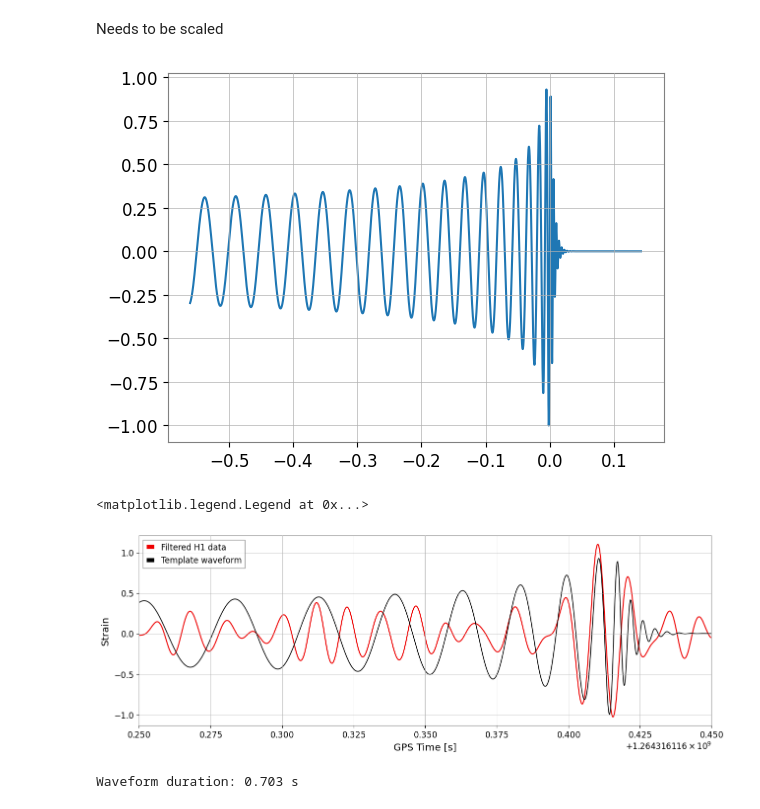
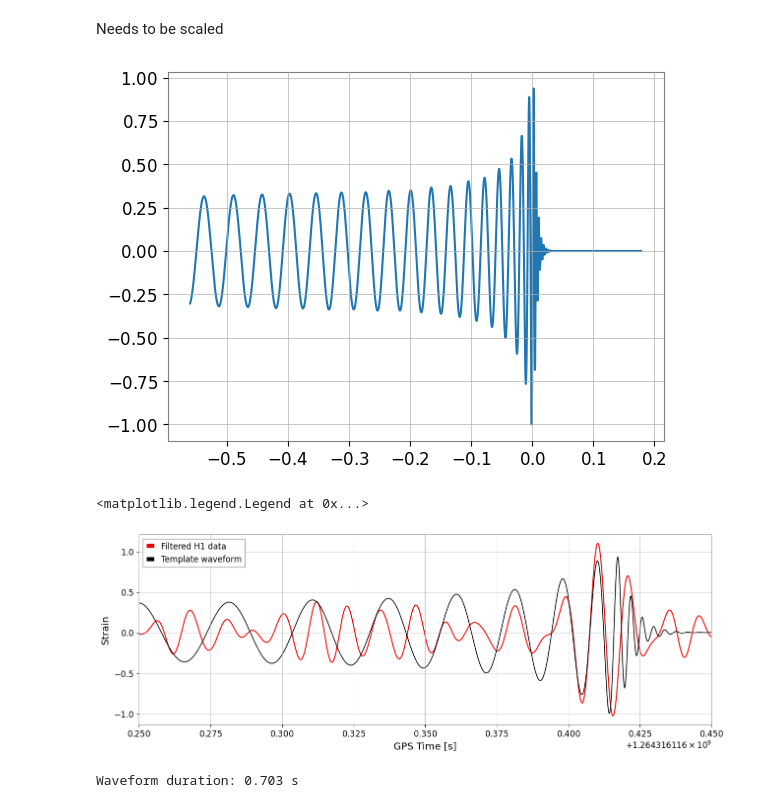
Before and after one commit to hjornskar-ctrl/dim-clem, a Jupyter notebook: final_project.ipynb, the cells around one changed output. Drawn from its saved outputs; the diff is of its cells as text; code cells hidden in the pictures.

```diff
--- a/final_project.ipynb
+++ b/final_project.ipynb
@@ -177,35 +145,36 @@ m1 = 34.5 * (1 + 0.18)
 m2 = 29 * (1 + 0.18)
 
 # Define sample rate (ensure GW_200129_strain_H1.sample_rate is defined)
 delta_t = 1. / GW_200129_strain_H1.sample_rate.to_value()
 
 # Generate waveform
-hp, hc = get_td_waveform(approximant="SEOBNRv4_opt",
+hp, hc = get_td_waveform(approximant="SEOBNRv4PHM",
                           mass1=m1,
                           mass2=m2,
                           delta_t=delta_t,
+                          spin1x=0.9,
                           f_lower=20)
 
 # Find the current peak strain (you could adjust this to your expected peak)
 # Convert hp to a NumPy array before calling np.max
 current_peak = np.max(np.abs(hp.numpy()))
 
 
 # Define the desired peak strain (e.g., we want it to be 1)
 desired_peak = 1.0
 
 # Calculate the scaling factor
 scaling_factor = desired_peak / current_peak
 
 # Apply the scaling factor to the waveform
 hp_scaled = hp * scaling_factor
 
 # Plot the scaled waveform
 plt.plot(hp.sample_times, hp_scaled)
 
 hp.start_time = gps - 0.545
 # %% [output]
-[figure, old version]
+[figure, new version]
 # %%
 plt.figure(figsize=(15,5))
 plt.plot(strain_bp.times,strain_bp,label='Filtered H1 data', color='gwpy:ligo-hanford')
@@ -218,7 +187,7 @@ plt.xlim(gps-0.15,gps+0.05)
 plt.legend()
 # %% [output]
 <matplotlib.legend.Legend at 0x...>
-[figure, old version]
+[figure, new version]
 # %%
 print(f"Waveform duration: {hp.duration:.3f} s")
 # %% [output]
```
Also changed, not shown: parts of 21 cells of this notebook.
